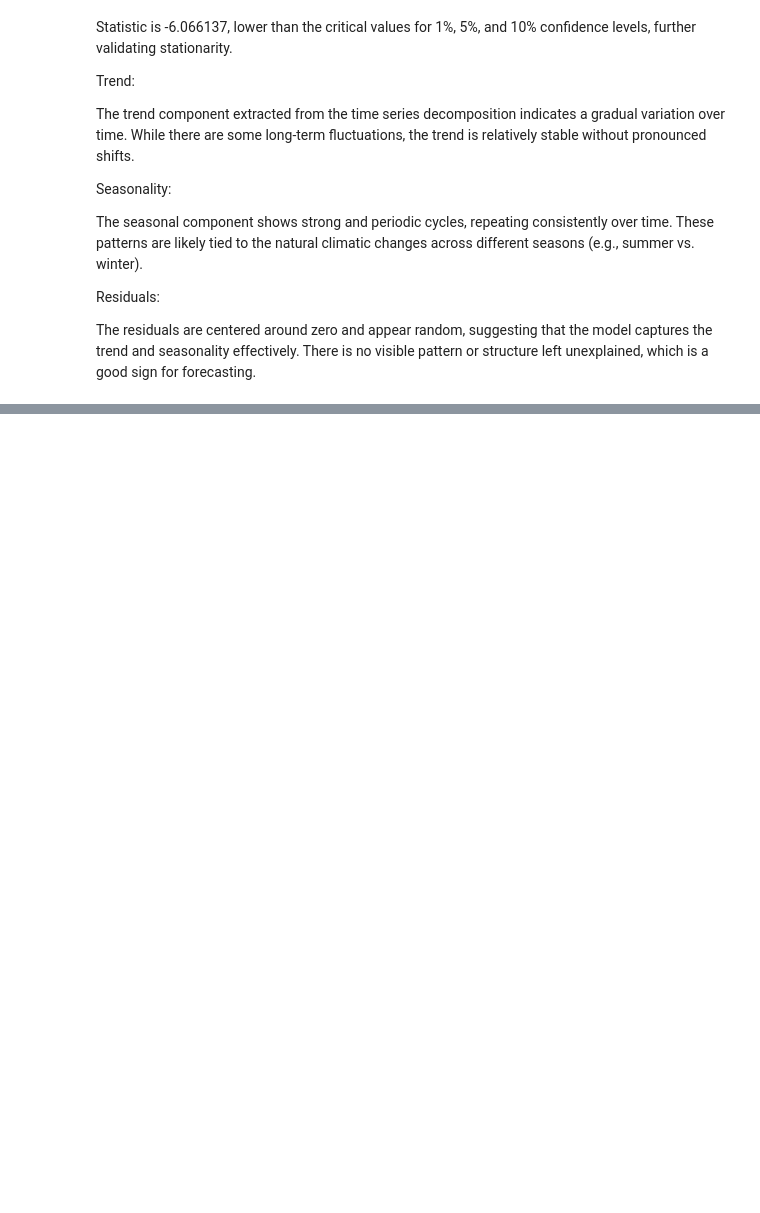
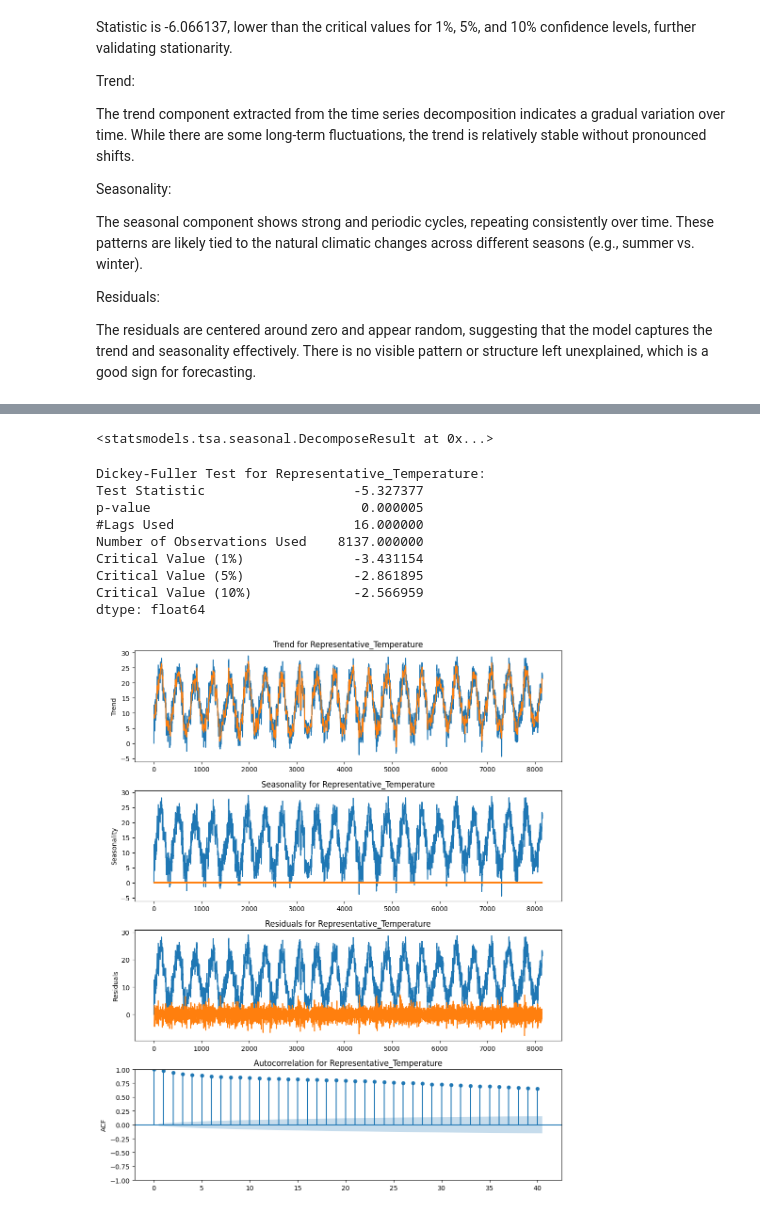
Before and after one commit to Nonpoint93/acea_smart_water, a Jupyter notebook: src/explore.ipynb, the cells around one changed output, grey strips where cells are left out. Drawn from its saved outputs; the diff is of its cells as text; code cells hidden in the pictures; blank space fills up the shorter version.

```diff
--- a/src/explore.ipynb
+++ b/src/explore.ipynb
@@ -286,0 +254,6 @@ ValueError: numpy.dtype size changed, may indicate binary incompatibility. Expec
+# %%
+dataframe['Representative_Temperature'] = dataframe[['Temperature_Monte_Serra', 'Temperature_Lucca_Orto_Botanico']].mean(axis=1)
+
+dataframe.to_csv('../data/processed/processed_temperature_data.csv', index=False)
+
+dataframe.head(5)
@@ -286,0 +267,18 @@ ValueError: numpy.dtype size changed, may indicate binary incompatibility. Expec
+# %%
+decomposition = seasonal_decompose(dataframe['Representative_Temperature'], period=12, model='additive')
+decomposition
+# %% [output]
+<statsmodels.tsa.seasonal.DecomposeResult at 0x...>
+# %%
+display_decomposition(decomposition=decomposition, col='Representative_Temperature')
+# %% [output]
+Dickey-Fuller Test for Representative_Temperature:
+Test Statistic                   -5.327377
+p-value                           0.000005
+#Lags Used                       16.000000
+Number of Observations Used    8137.000000
+Critical Value (1%)              -3.431154
+Critical Value (5%)              -2.861895
+Critical Value (10%)             -2.566959
+dtype: float64
+[figure, added]
```
Also changed, not shown: parts of 17 cells of this notebook, 1 other file.
